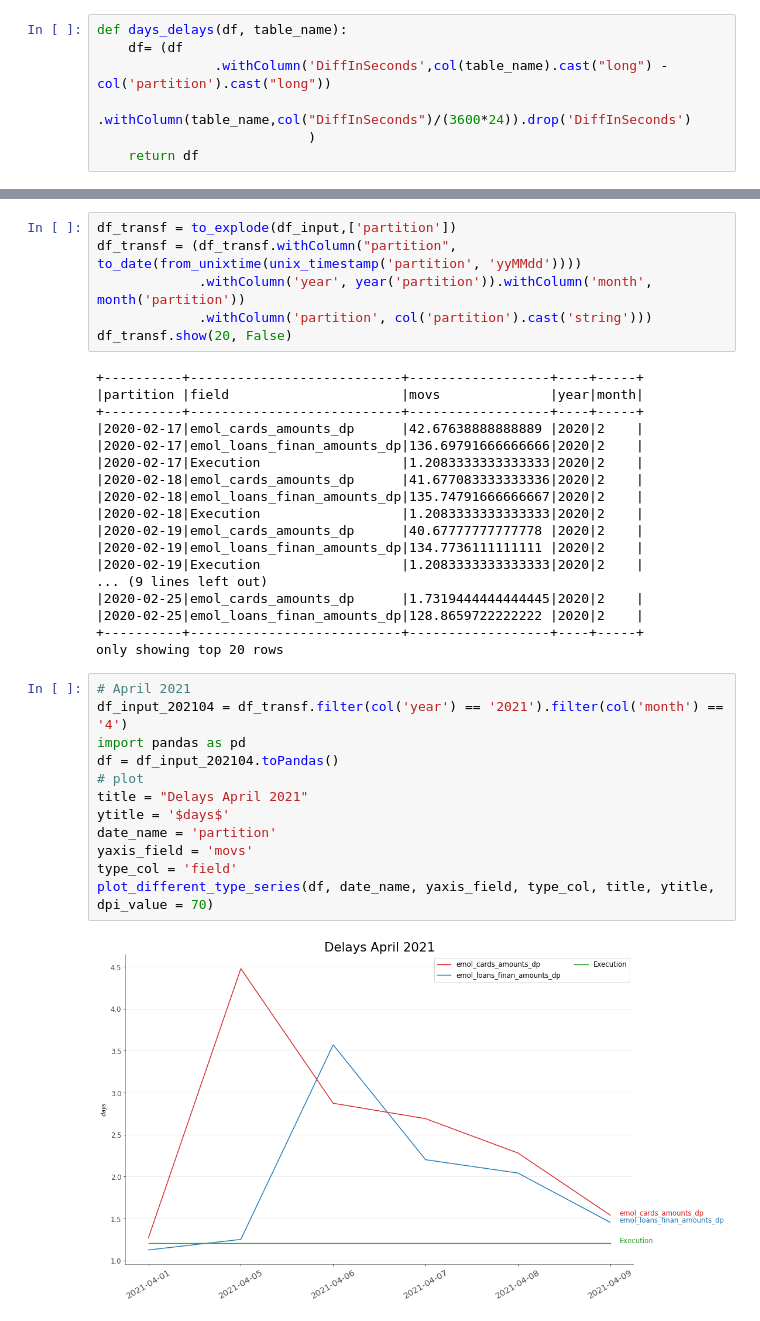
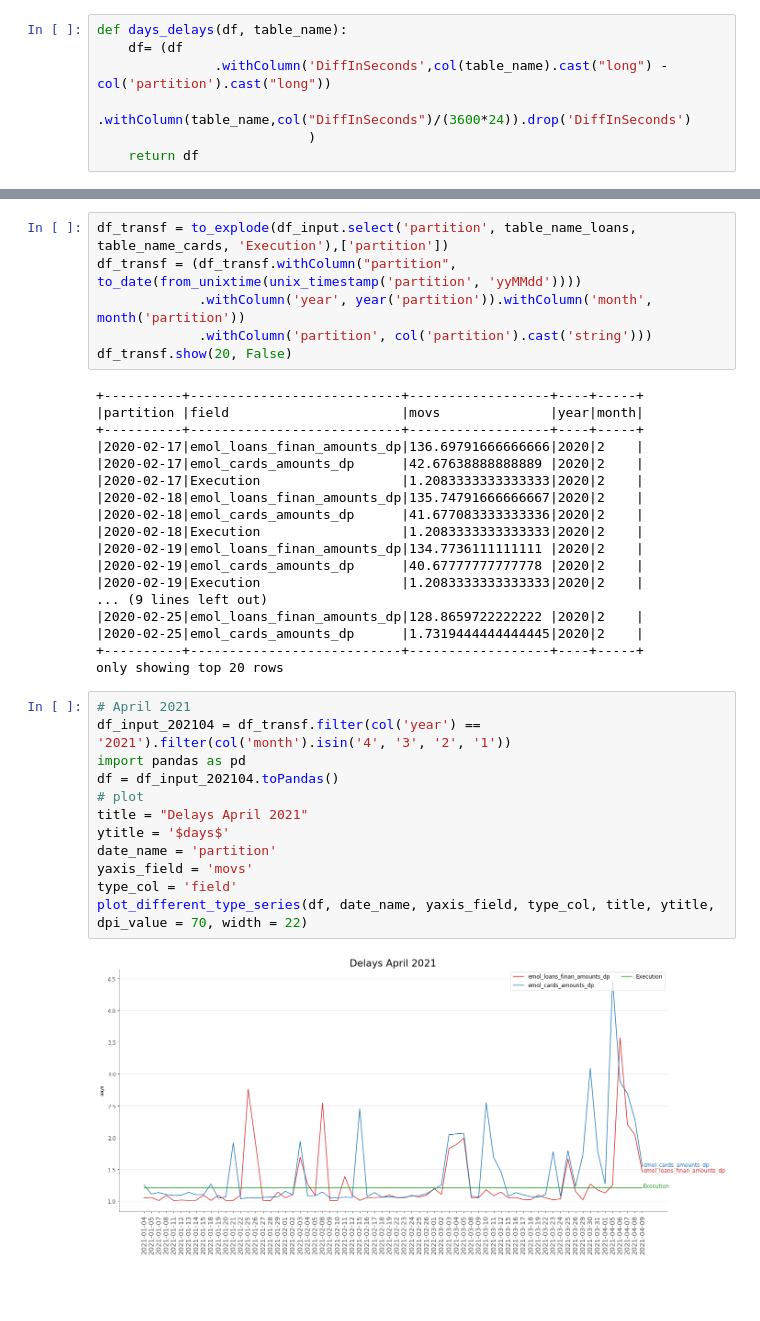
Before and after one commit to erikapat/pyspark_own_functions, a Jupyter notebook: monitorization.ipynb, the cells around one changed output, grey strips where cells are left out. Cells and saved outputs as stored; diff of their text form; blank space fills up the shorter version.

Commit message:
update plots

```diff
--- a/monitorization.ipynb
+++ b/monitorization.ipynb
@@ -124,5 +167,5 @@ only showing top 20 rows
 # %%
-df_transf = to_explode(df_input,['partition'])
+df_transf = to_explode(df_input.select('partition', table_name_loans, table_name_cards, 'Execution'),['partition'])
 df_transf = (df_transf.withColumn("partition", to_date(from_unixtime(unix_timestamp('partition', 'yyMMdd'))))
              .withColumn('year', year('partition')).withColumn('month', month('partition'))
              .withColumn('partition', col('partition').cast('string')))
@@ -131,34 +174,34 @@ df_transf.show(20, False)
 +----------+---------------------------+------------------+----+-----+
 |partition |field                      |movs              |year|month|
 +----------+---------------------------+------------------+----+-----+
+|2020-02-17|emol_loans_finan_amounts_dp|136.69791666666666|2020|2    |
 |2020-02-17|emol_cards_amounts_dp      |42.67638888888889 |2020|2    |
-|2020-02-17|emol_loans_finan_amounts_dp|136.69791666666666|2020|2    |
 |2020-02-17|Execution                  |1.2083333333333333|2020|2    |
+|2020-02-18|emol_loans_finan_amounts_dp|135.74791666666667|2020|2    |
 |2020-02-18|emol_cards_amounts_dp      |41.677083333333336|2020|2    |
-|2020-02-18|emol_loans_finan_amounts_dp|135.74791666666667|2020|2    |
 |2020-02-18|Execution                  |1.2083333333333333|2020|2    |
+|2020-02-19|emol_loans_finan_amounts_dp|134.7736111111111 |2020|2    |
 |2020-02-19|emol_cards_amounts_dp      |40.67777777777778 |2020|2    |
-|2020-02-19|emol_loans_finan_amounts_dp|134.7736111111111 |2020|2    |
 |2020-02-19|Execution                  |1.2083333333333333|2020|2    |
 ... (9 lines left out)
+|2020-02-25|emol_loans_finan_amounts_dp|128.8659722222222 |2020|2    |
 |2020-02-25|emol_cards_amounts_dp      |1.7319444444444445|2020|2    |
-|2020-02-25|emol_loans_finan_amounts_dp|128.8659722222222 |2020|2    |
 +----------+---------------------------+------------------+----+-----+
 only showing top 20 rows
 # %%
 # April 2021
-df_input_202104 = df_transf.filter(col('year') == '2021').filter(col('month') == '4')
+df_input_202104 = df_transf.filter(col('year') == '2021').filter(col('month').isin('4', '3', '2', '1'))
 import pandas as pd
 df = df_input_202104.toPandas()
 # plot
 title = "Delays April 2021"
 ytitle = '$days$'
 date_name = 'partition'
 yaxis_field = 'movs'
 type_col = 'field'
-plot_different_type_series(df, date_name, yaxis_field, type_col, title, ytitle, dpi_value = 70)
+plot_different_type_series(df, date_name, yaxis_field, type_col, title, ytitle, dpi_value = 70, width = 22)
 # %% [output]
-[figure, old version]
+[figure, new version]
 # %%
 # March 2021
 df_input_202103 = df_transf.filter(col('year') == '2021').filter(col('month') == '3')
```
Also changed, not shown: parts of 13 cells of this notebook, 1 other file.
